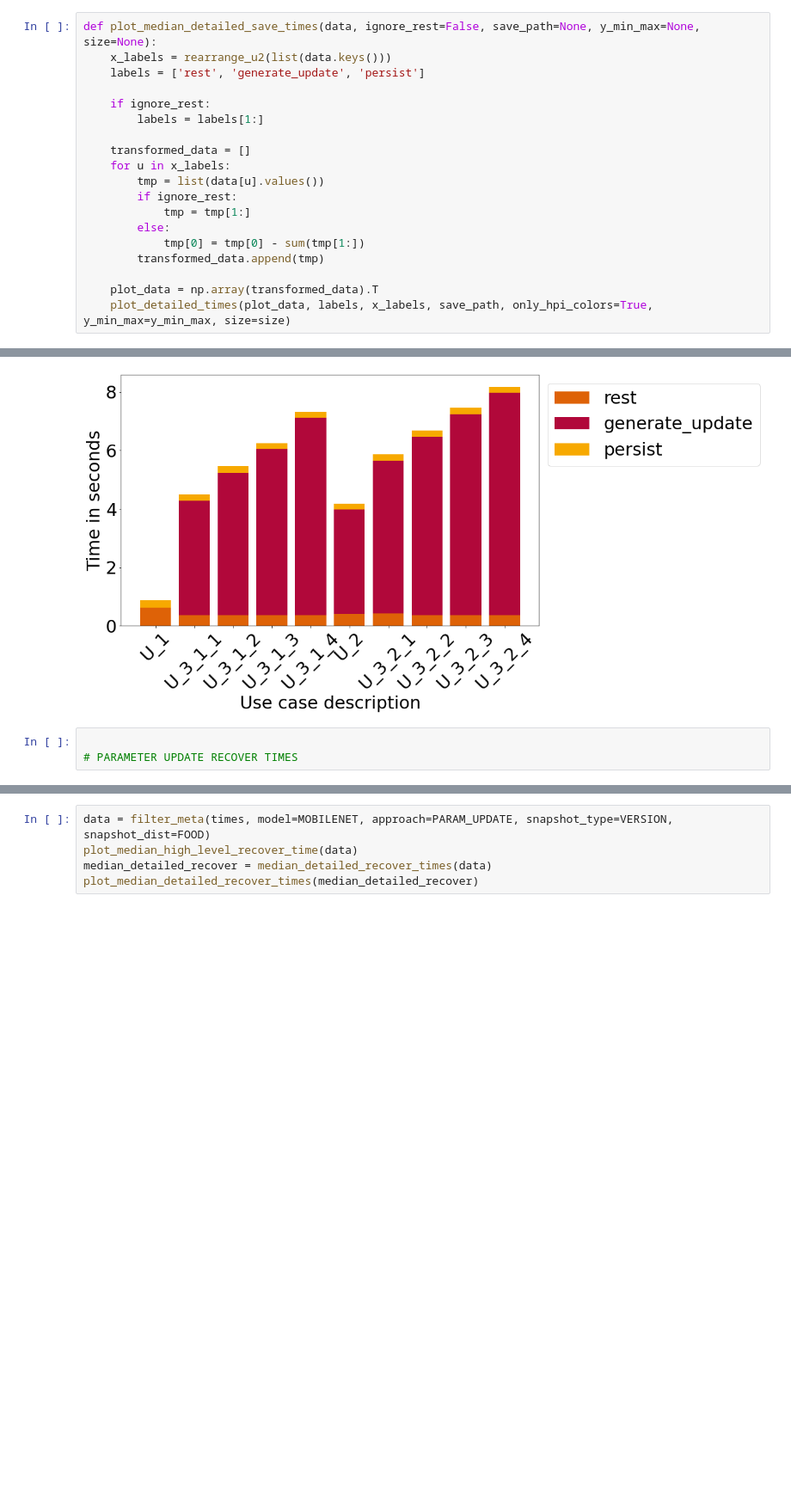
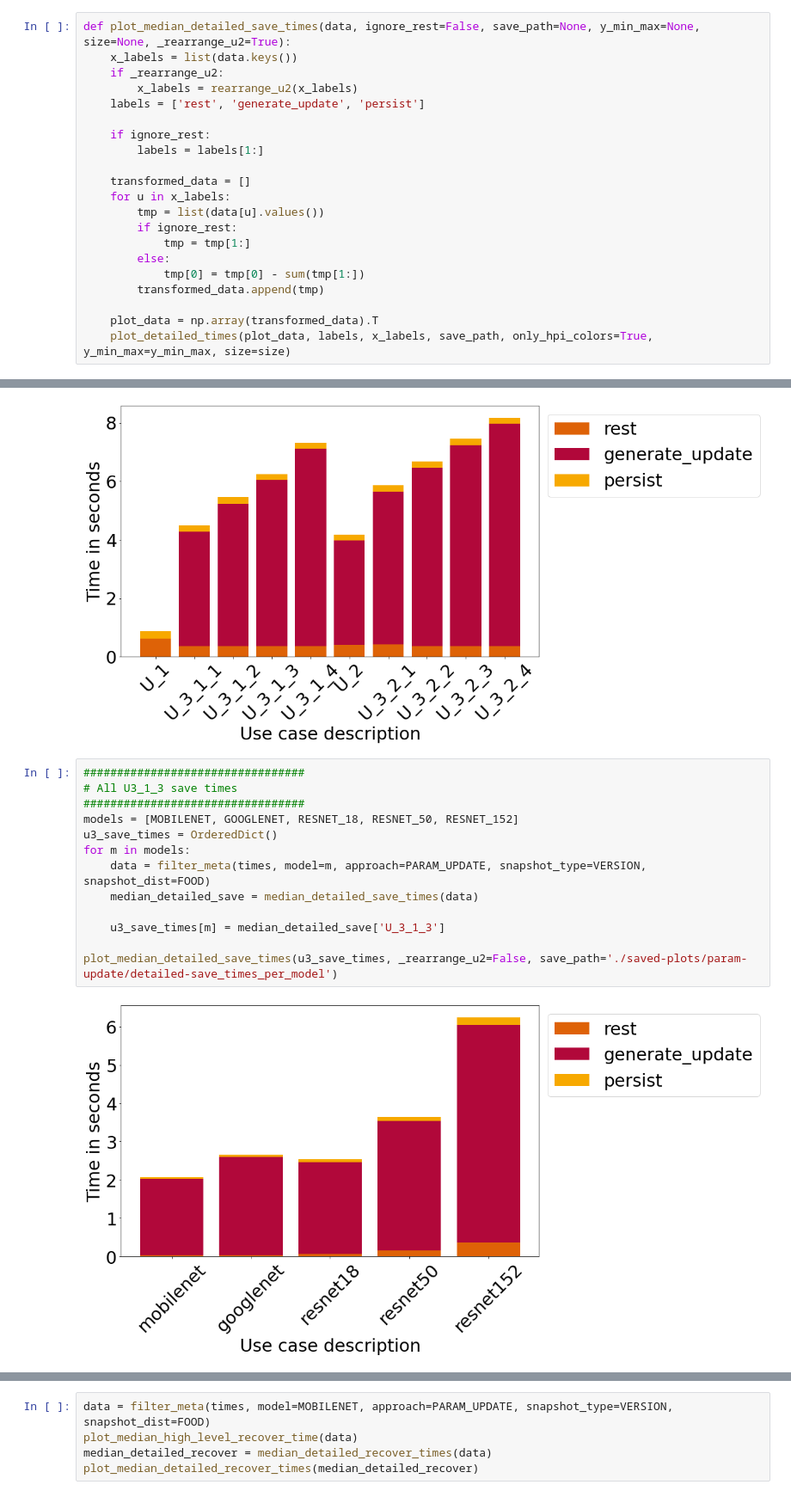
Before and after one commit to slin96/master-thesis, a Jupyter notebook: experiments/plots/param_update_save_recover_times.ipynb, the cells around one changed output, grey strips where cells are left out. Shown at 86% size. Saved outputs shown, nothing was run; the diff lists cells and outputs as text; blank space fills up the shorter version.

Commit message:
googlenet investigation

```diff
--- a/experiments/plots/param_update_save_recover_times.ipynb
+++ b/experiments/plots/param_update_save_recover_times.ipynb
@@ -24,8 +26,10 @@ valid_joined = join_server_and_node_meta(files_and_meta)
 # %%
 times = extract_times(valid_joined)
 # %%
-def plot_median_detailed_save_times(data, ignore_rest=False, save_path=None, y_min_max=None, size=None):
-    x_labels = rearrange_u2(list(data.keys()))
+def plot_median_detailed_save_times(data, ignore_rest=False, save_path=None, y_min_max=None, size=None, _rearrange_u2=True):
+    x_labels = list(data.keys())
+    if _rearrange_u2:
+        x_labels = rearrange_u2(x_labels)
     labels = ['rest', 'generate_update', 'persist']
 
     if ignore_rest:
@@ -127,6 +134,18 @@ plot_median_detailed_save_times(median_detailed_save)
 # %% [output]
 [figure]
 [figure]
-# %%
-
-# PARAMETER UPDATE RECOVER TIMES
+# %%
+#################################
+# All U3_1_3 save times
+#################################
+models = [MOBILENET, GOOGLENET, RESNET_18, RESNET_50, RESNET_152]
+u3_save_times = OrderedDict()
+for m in models:
+    data = filter_meta(times, model=m, approach=PARAM_UPDATE, snapshot_type=VERSION, snapshot_dist=FOOD)
+    median_detailed_save = median_detailed_save_times(data)
+
+    u3_save_times[m] = median_detailed_save['U_3_1_3']
+
+plot_median_detailed_save_times(u3_save_times, _rearrange_u2=False, save_path='./saved-plots/param-update/detailed-save_times_per_model')
+# %% [output]
+[figure, added]
```
Also changed, not shown: parts of 6 cells of this notebook, 2 other files.
